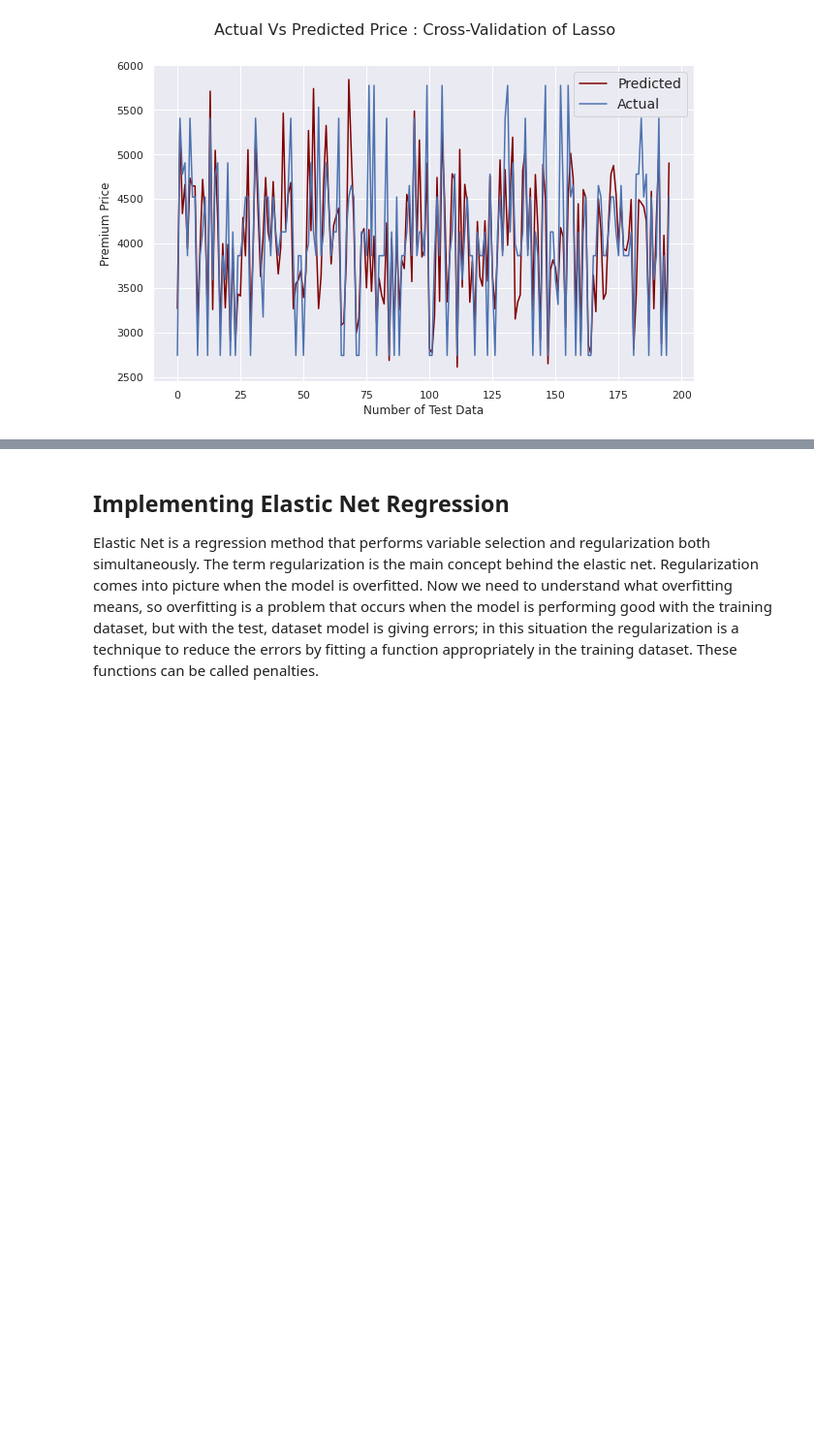
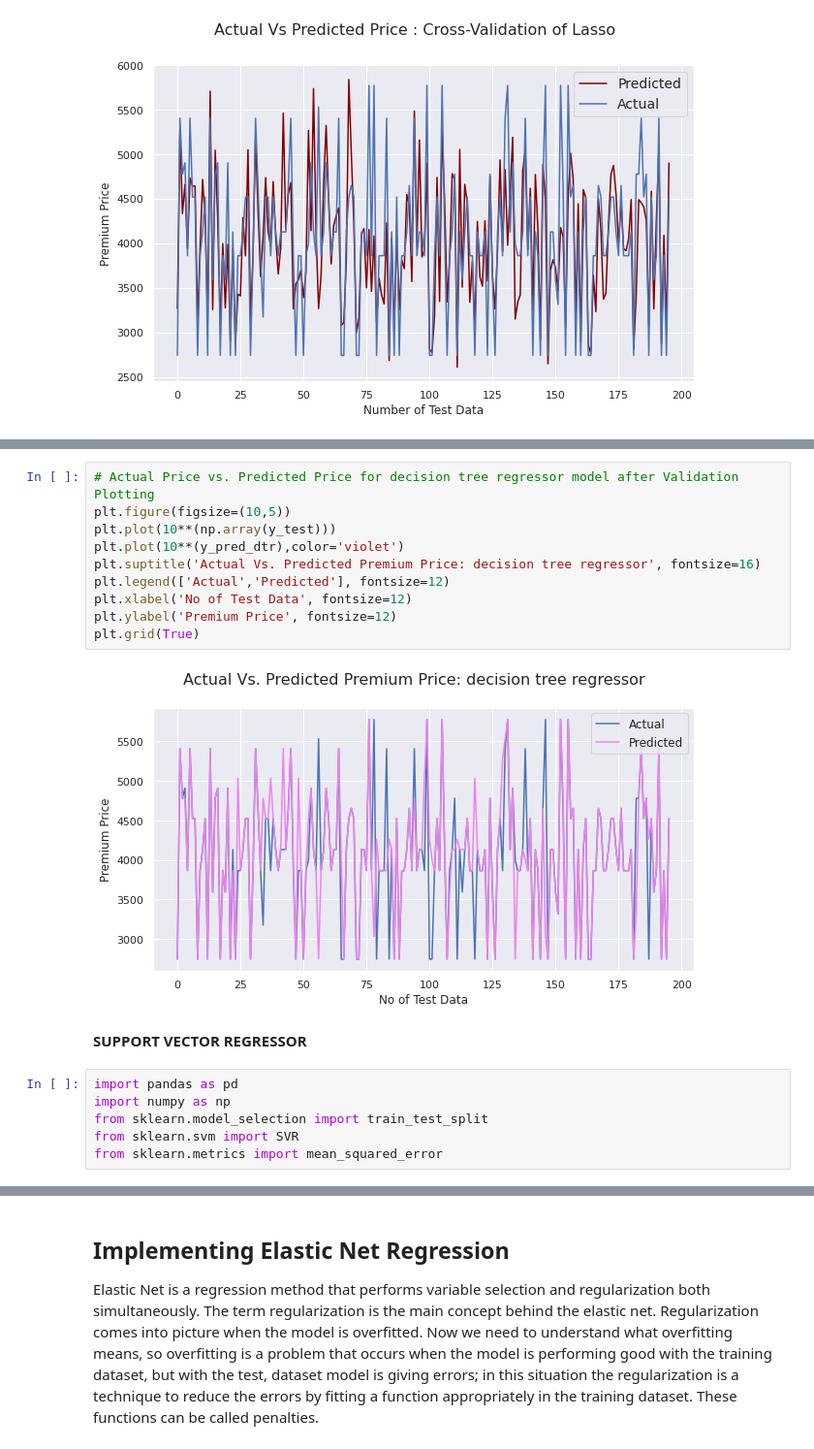
Before and after one commit to DrBharathiTC/Medical-insurance-premium-prediction, a Jupyter notebook: MEDICAL_INSURANCE_PREMIUM_PRICE_PREDICTION.ipynb, the cells around one changed output, grey strips where cells are left out. Shown at 97% size. Saved outputs shown, nothing was run; the diff lists cells and outputs as text; blank space fills up the shorter version.

```diff
--- a/MEDICAL_INSURANCE_PREMIUM_PRICE_PREDICTION.ipynb
+++ b/MEDICAL_INSURANCE_PREMIUM_PRICE_PREDICTION.ipynb
@@ -1237,0 +1297,20 @@ plt.grid(True)
+# %%
+# Actual Price vs. Predicted Price for decision tree regressor model after Validation Plotting
+plt.figure(figsize=(10,5))
+plt.plot(10**(np.array(y_test)))
+plt.plot(10**(y_pred_dtr),color='violet')
+plt.suptitle('Actual Vs. Predicted Premium Price: decision tree regressor', fontsize=16)
+plt.legend(['Actual','Predicted'], fontsize=12)
+plt.xlabel('No of Test Data', fontsize=12)
+plt.ylabel('Premium Price', fontsize=12)
+plt.grid(True)
+# %% [output]
+[figure, added]
+# %% [markdown]
+**SUPPORT VECTOR REGRESSOR**
+# %%
+import pandas as pd
+import numpy as np
+from sklearn.model_selection import train_test_split
+from sklearn.svm import SVR
+from sklearn.metrics import mean_squared_error
```
Also changed, not shown: parts of 23 cells of this notebook.
